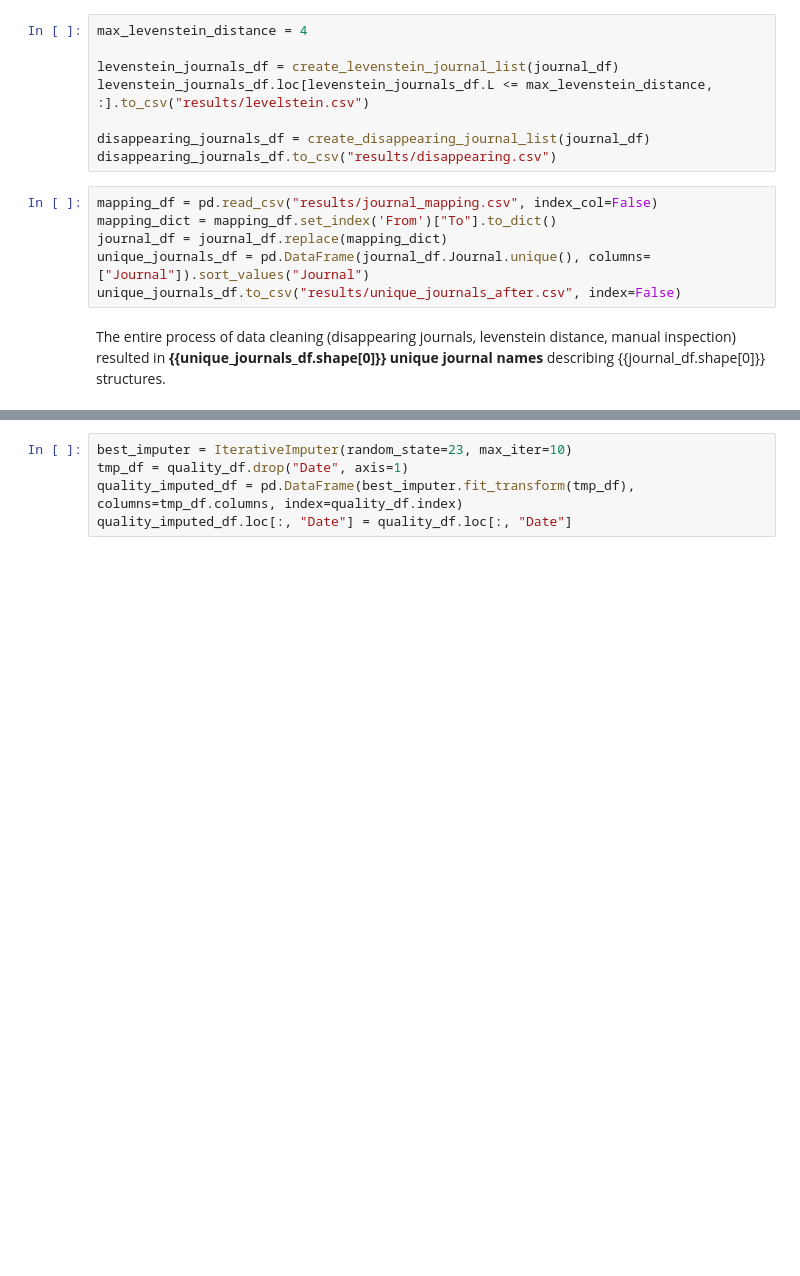
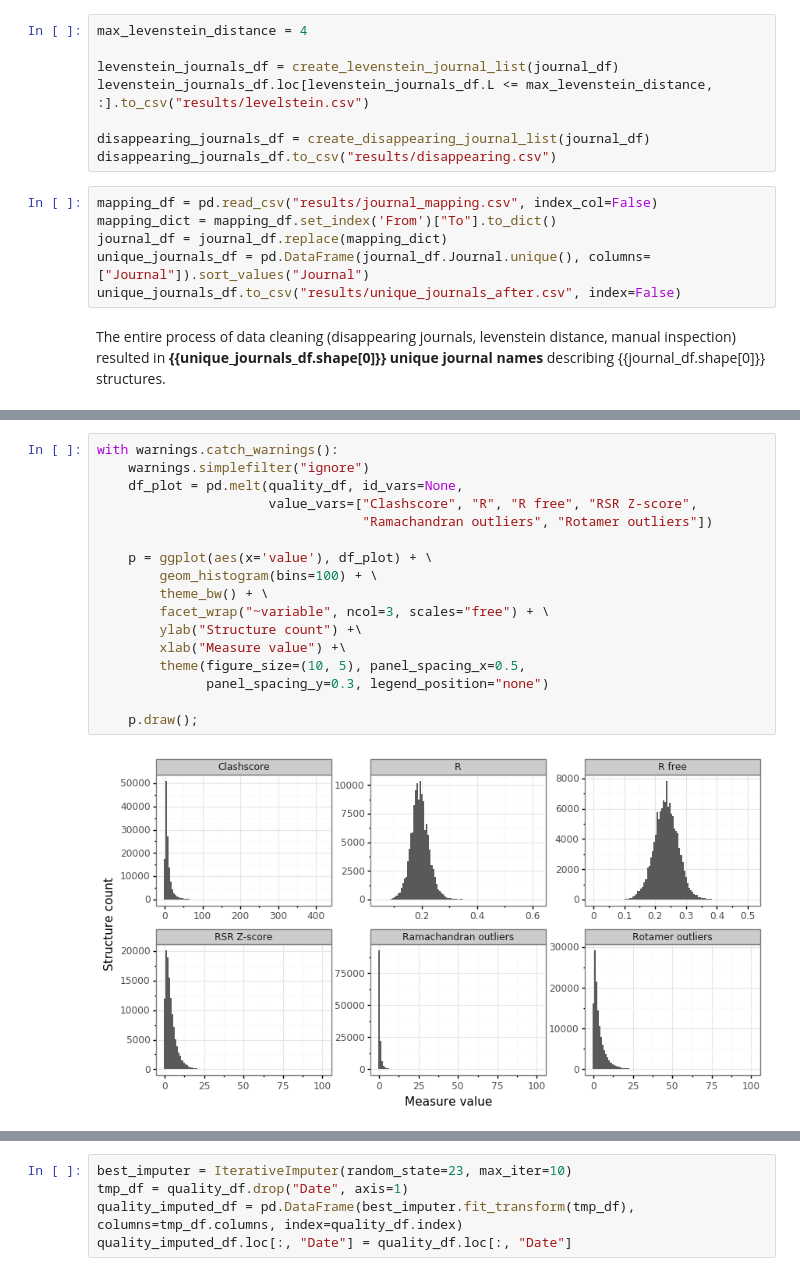
Before and after one commit to dabrze/pdb_structure_quality, a Jupyter notebook: PDB analysis.ipynb, the cells around one changed output, grey strips where cells are left out. Drawn from its saved outputs; the diff is of its cells as text; blank space fills up the shorter version.

```diff
--- a/PDB analysis.ipynb
+++ b/PDB analysis.ipynb
@@ -316,0 +325,19 @@ dtype: float64
+# %%
+with warnings.catch_warnings():
+    warnings.simplefilter("ignore")
+    df_plot = pd.melt(quality_df, id_vars=None,
+                      value_vars=["Clashscore", "R", "R free", "RSR Z-score",
+                                  "Ramachandran outliers", "Rotamer outliers"])
+
+    p = ggplot(aes(x='value'), df_plot) + \
+        geom_histogram(bins=100) + \
+        theme_bw() + \
+        facet_wrap("~variable", ncol=3, scales="free") + \
+        ylab("Structure count") +\
+        xlab("Measure value") +\
+        theme(figure_size=(10, 5), panel_spacing_x=0.5,
+              panel_spacing_y=0.3, legend_position="none")
+
+    p.draw();
+# %% [output]
+[figure, added]
```
Also changed, not shown: parts of 14 cells of this notebook.
